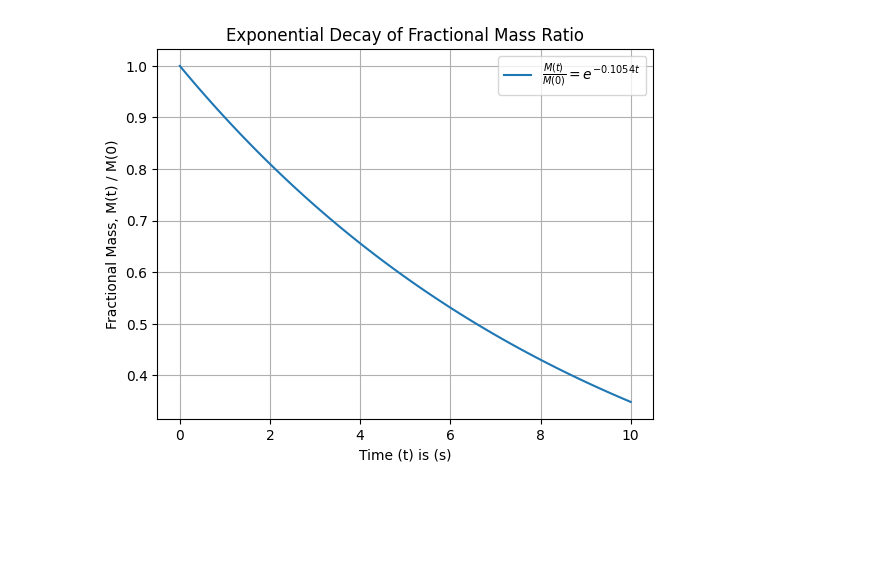
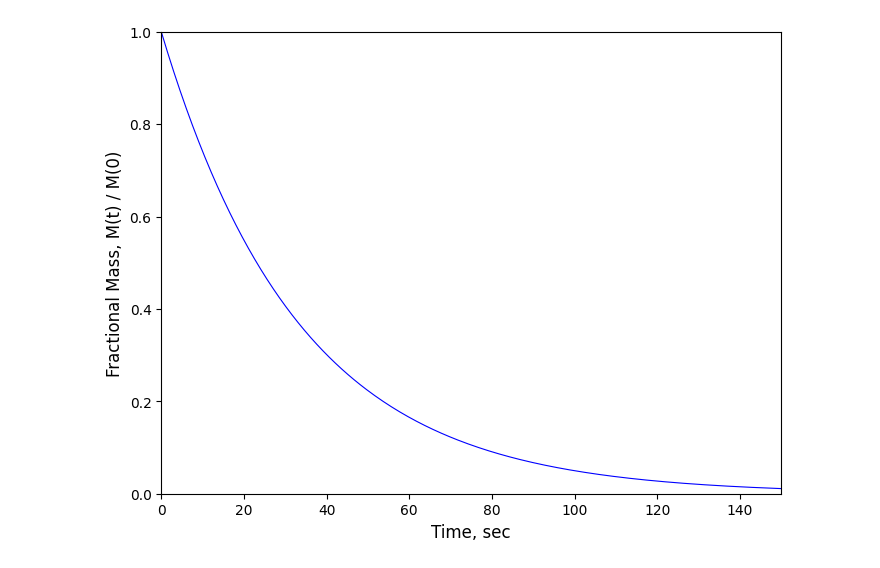
Before and after one commit to lemontang3/Python_Physics, a Jupyter notebook: graphs.ipynb, the cells around one changed output. Saved outputs shown, nothing was run; the diff lists cells and outputs as text; code cells hidden in the pictures; blank space fills up the shorter version.

```diff
--- a/graphs.ipynb
+++ b/graphs.ipynb
@@ -1,21 +1,21 @@
 # %%
 import numpy as np
 import matplotlib.pyplot as plt
 
-# Define the time range (adjust as needed)
-t = np.linspace(0, 10, 100)  # Time from 0 to 10 seconds
+# Define parameters
+M0 = 1  # Initial mass (normalized)
+lambda_ = 0.03  # Decay constant
+t = np.linspace(0, 150, 300)  # Time values from 0 to 150 seconds
+M = M0 * np.exp(-lambda_ * t)  # Exponential decay formula
 
-# Define the decay equation
-k = 0.1054
-M_t = np.exp(-k * t)
-
-# Plot the data
-plt.plot(t, M_t, label=r'$\frac{M(t)}{M(0)} = e^{-0.1054t}$')
-plt.xlabel('Time (t) is (s)')
-plt.ylabel('Fractional Mass, M(t) / M(0)')
-plt.title('Exponential Decay of Fractional Mass Ratio')
-plt.grid(True)
-plt.legend()
+# Plot the graph
+plt.figure(figsize=(8,6))
+plt.plot(t, M, 'b', linewidth=0.8)  # Blue curve with thin lines
+plt.xlabel('Time, sec', fontsize=12)
+plt.ylabel('Fractional Mass, M(t) / M(0)', fontsize=12)
+plt.xlim(0, 150)  # Match x-axis limits
+plt.ylim(0, 1)    # Match y-axis limits
+plt.grid(False)  # No grid to match the reference image
 plt.show()
 # %% [output]
-[figure, old version]
+[figure, new version]
```
Also changed, not shown: parts of 1 cell of this notebook, 1 other file.
